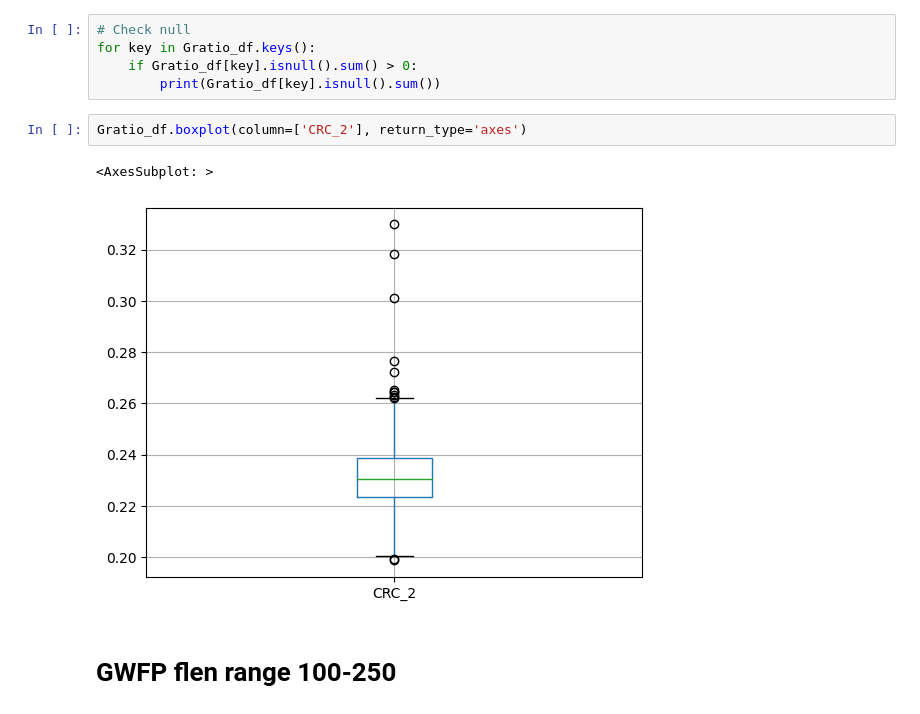
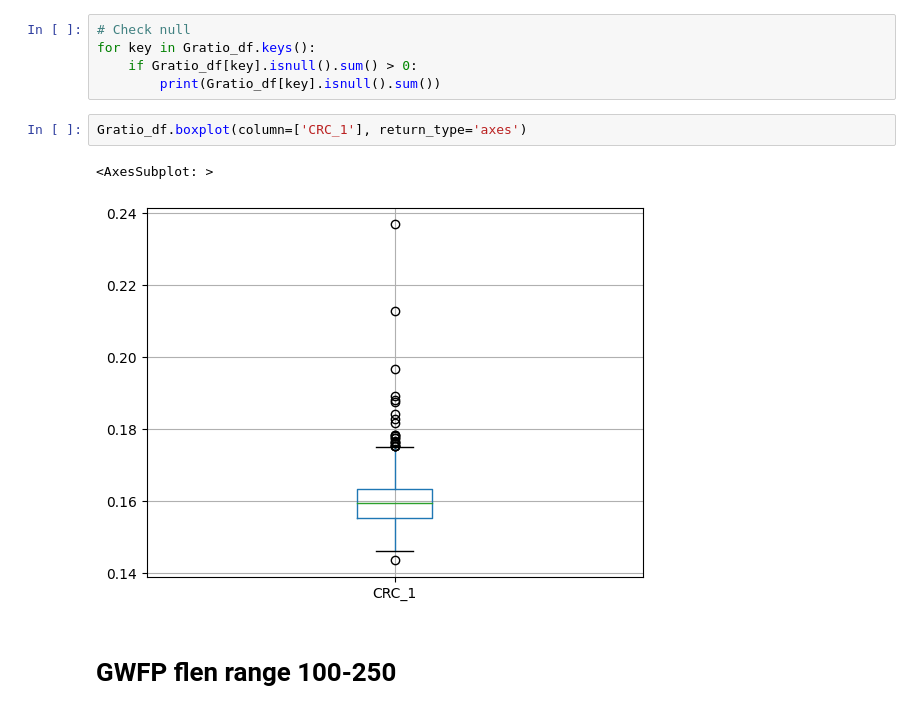
Before and after one commit to PhucNguyenAH/diseases, a Jupyter notebook: analyze_data.ipynb, the cells around one changed output. Cells and saved outputs as stored; diff of their text form.

```diff
--- a/analyze_data.ipynb
+++ b/analyze_data.ipynb
@@ -214,10 +214,10 @@ for key in Gratio_df.keys():
     if Gratio_df[key].isnull().sum() > 0:
         print(Gratio_df[key].isnull().sum())
 # %%
-Gratio_df.boxplot(column=['CRC_2'], return_type='axes')
+Gratio_df.boxplot(column=['CRC_1'], return_type='axes')
 # %% [output]
 <AxesSubplot: >
-[figure, old version]
+[figure, new version]
 # %% [markdown]
 # GWFP flen range 100-250
 # %%
```
Also changed, not shown: 7 other files.
